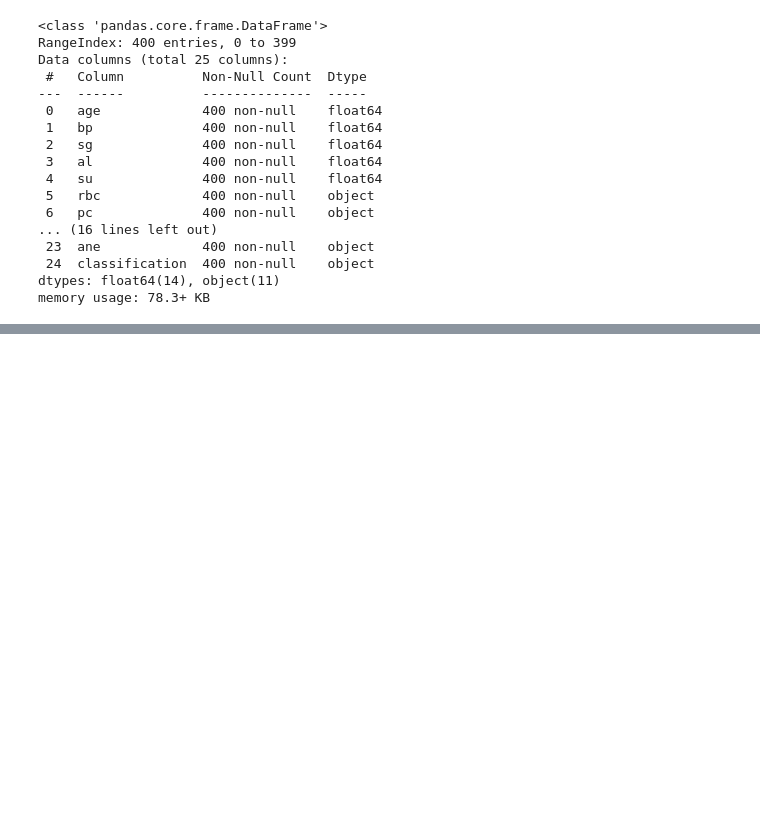
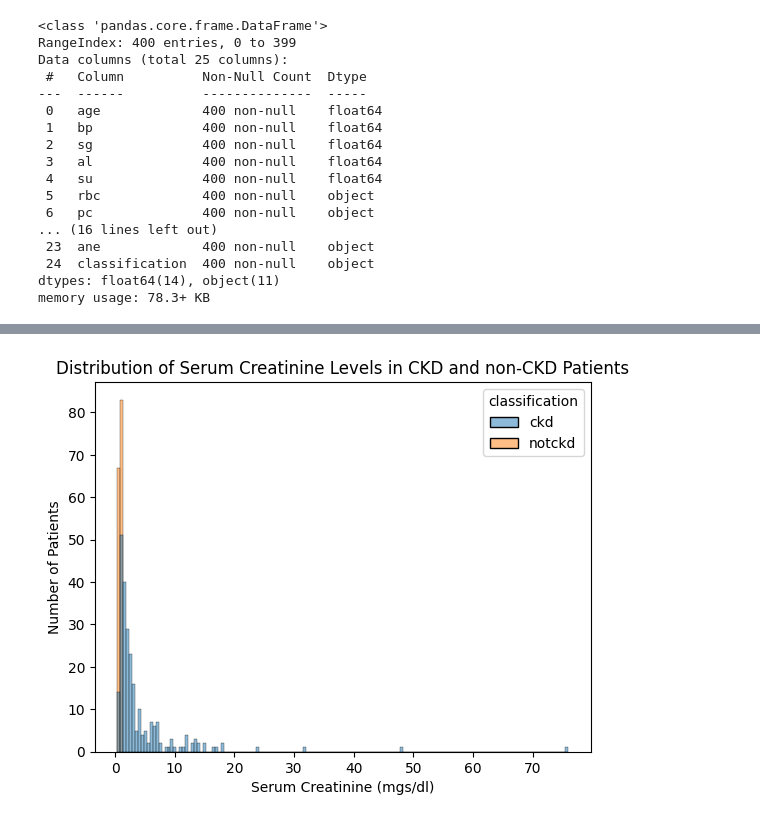
Before and after one commit to unprosaiclabyrinth/PrognosiX, a Jupyter notebook: Prognosix.ipynb, the cells around one changed output, grey strips where cells are left out. Saved outputs shown, nothing was run; the diff lists cells and outputs as text; code cells hidden in the pictures; blank space fills up the shorter version.

```diff
--- a/Prognosix.ipynb
+++ b/Prognosix.ipynb
@@ -417,0 +458,8 @@ plt.show()
+# %%
+sns.histplot(data=df, x='sc', hue='classification')
+plt.title("Distribution of Serum Creatinine Levels in CKD and non-CKD Patients")
+plt.xlabel('Serum Creatinine (mgs/dl)')
+plt.ylabel('Number of Patients')
+plt.show()
+# %% [output]
+[figure, added]
```
Also changed, not shown: parts of 25 cells of this notebook.
